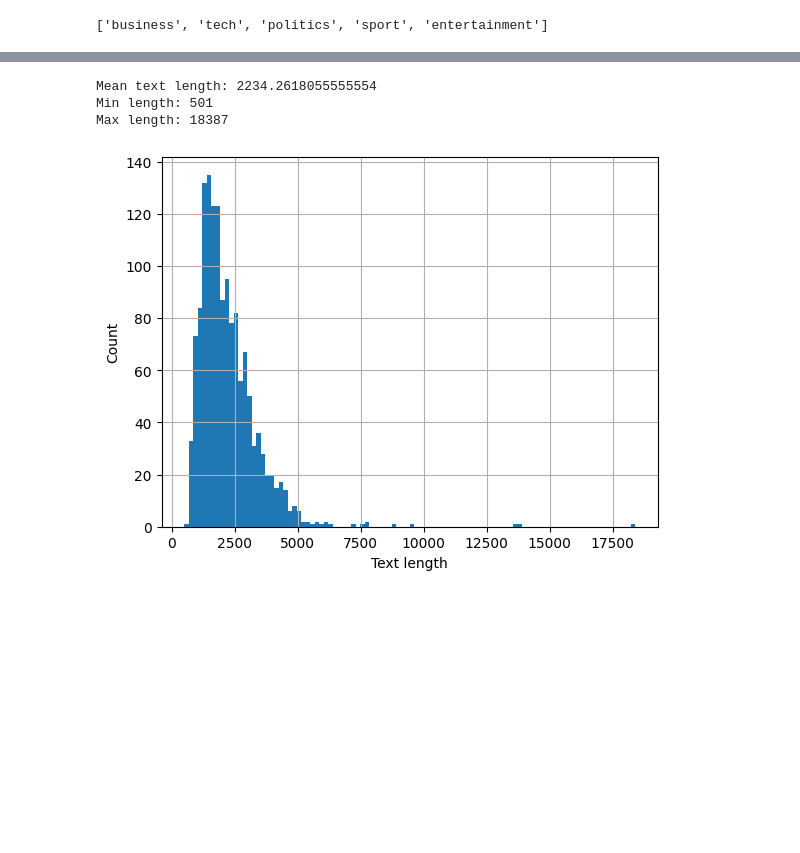
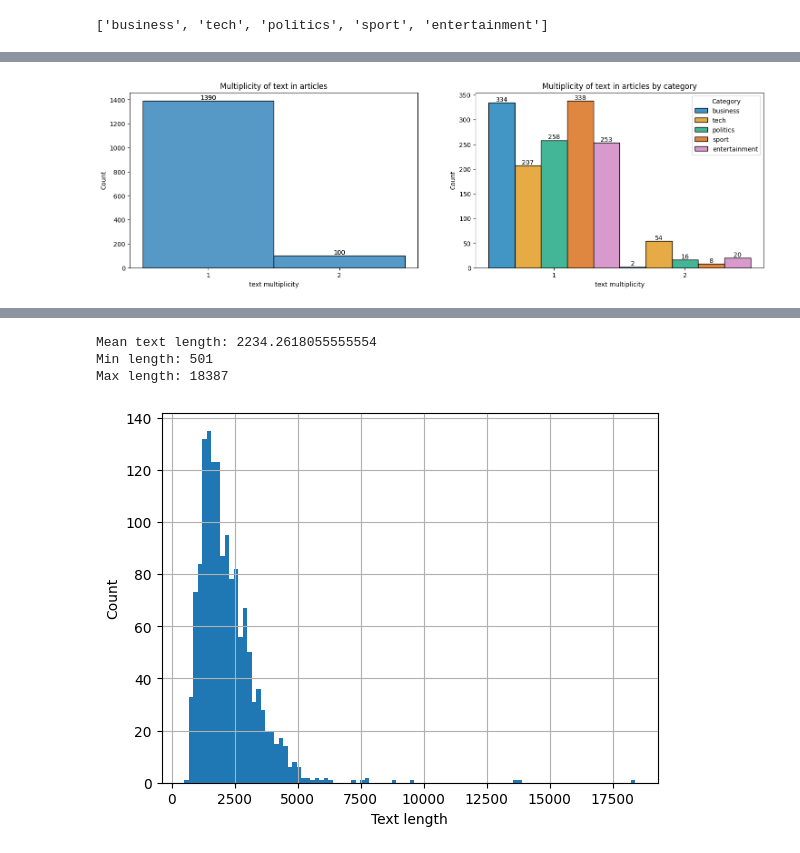
Before and after one commit to yasuomaidana/introduction-to-machine-learning, a Jupyter notebook: Unsupervised Algorithms in Machine Learning/BBC News Classification/BBC text classification.ipynb, the cells around one changed output, grey strips where cells are left out. Drawn from its saved outputs; the diff is of its cells as text; code cells hidden in the pictures; blank space fills up the shorter version.

```diff
--- a/Unsupervised Algorithms in Machine Learning/BBC News Classification/BBC text classification.ipynb
+++ b/Unsupervised Algorithms in Machine Learning/BBC News Classification/BBC text classification.ipynb
@@ -102,0 +122,31 @@ Mean:  298.0
+# %%
+train_data['text multiplicity'] = train_data.groupby('Text')['Text'].transform('count').astype(str)
+# %%
+fig, ax = plt.subplots(ncols=2,figsize=(18, 5))
+
+# Histogram showing repeated text multiplicity in training dataframe
+ax2 = sns.histplot(
+    ax = ax[0],
+    data = train_data,
+    x='text multiplicity',
+    palette = 'colorblind',
+    multiple = 'dodge',
+    legend = True,
+    ).set(
+        title = 'Multiplicity of text in articles')
+add_histogram_values(ax[0])
+# Same histogram, by Category
+ax2 = sns.histplot(
+    ax = ax[1],
+    data = train_data,
+    x='text multiplicity',
+    hue = 'Category',
+    palette = 'colorblind',
+    multiple = 'dodge',
+    legend = True,
+    ).set(
+        title = 'Multiplicity of text in articles by category')
+add_histogram_values(ax[0])
+add_histogram_values(ax[1])
+# %% [output]
+[figure, added]
```
Also changed, not shown: parts of 12 cells of this notebook.
